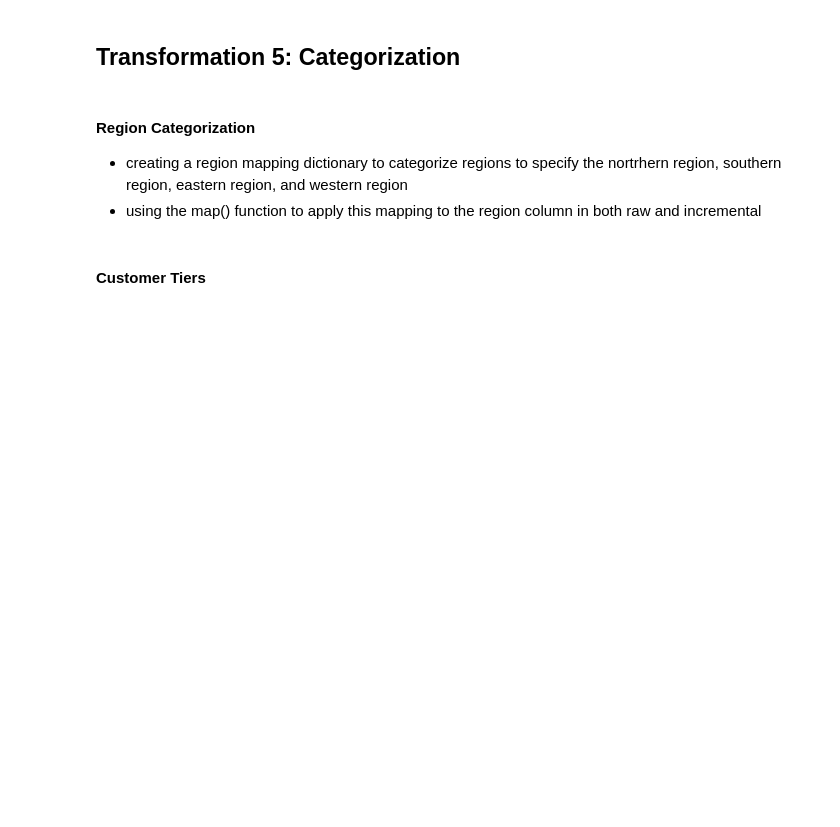
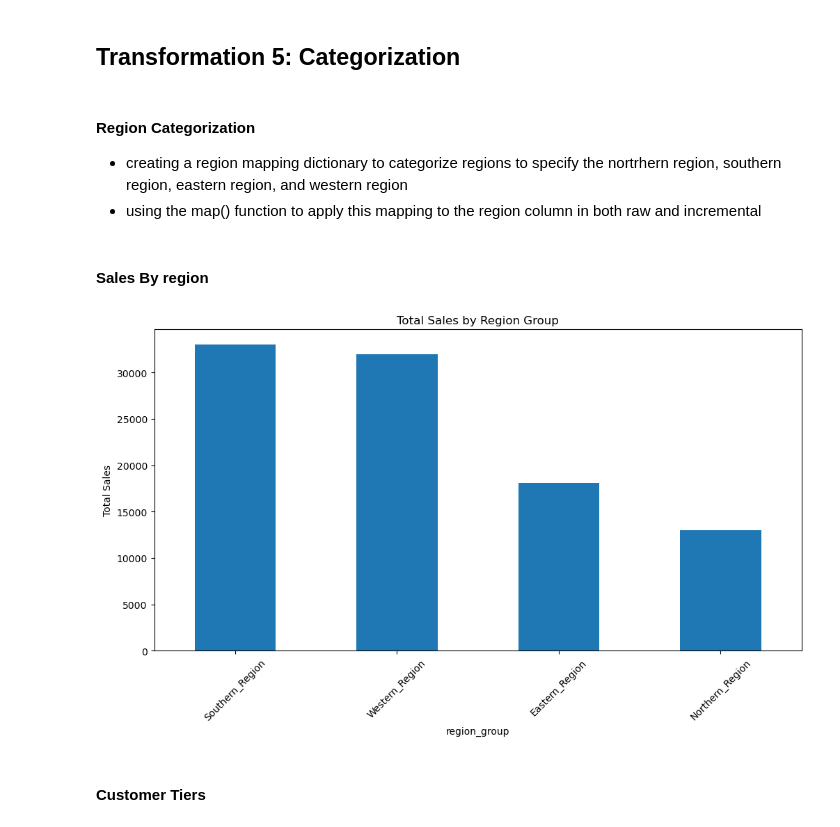
Before and after one commit to TanveerD1/ETL_Midterm_Tanveer_752, a Jupyter notebook: etl_transform.ipynb, the cells around one changed output. Cells and saved outputs as stored; diff of their text form; code cells hidden in the pictures; blank space fills up the shorter version.

```diff
--- a/etl_transform.ipynb
+++ b/etl_transform.ipynb
@@ -188,6 +261,18 @@ region_groups = {
 }
 rawCleaned['region_group'] = rawCleaned['region'].map(region_groups)
 incCleaned['region_group'] = incCleaned['region'].map(region_groups)
+# %% [markdown]
+#### Sales By region
+# %%
+plt.figure(figsize=(12, 6))
+region_sales = rawCleaned.groupby('region_group')['total_price'].sum().sort_values(ascending=False)
+region_sales.plot(kind='bar')
+plt.title('Total Sales by Region Group')
+plt.ylabel('Total Sales')
+plt.xticks(rotation=45)
+plt.show()
+# %% [output]
+[figure, added]
 # %% [markdown]
 #### Customer Tiers
 # %%
```
Also changed, not shown: parts of 16 cells of this notebook.
